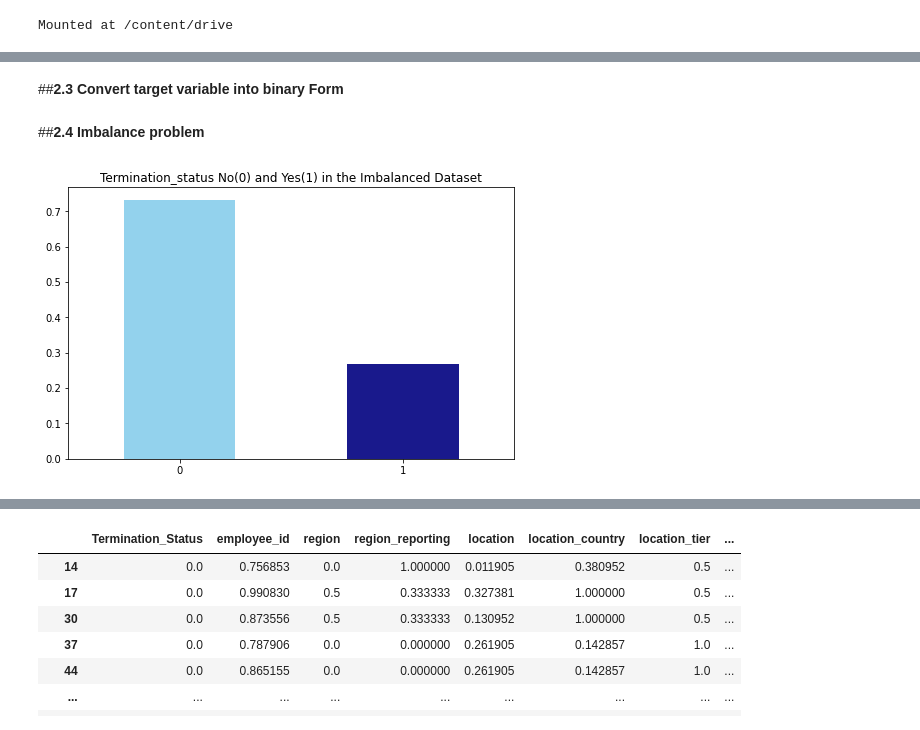
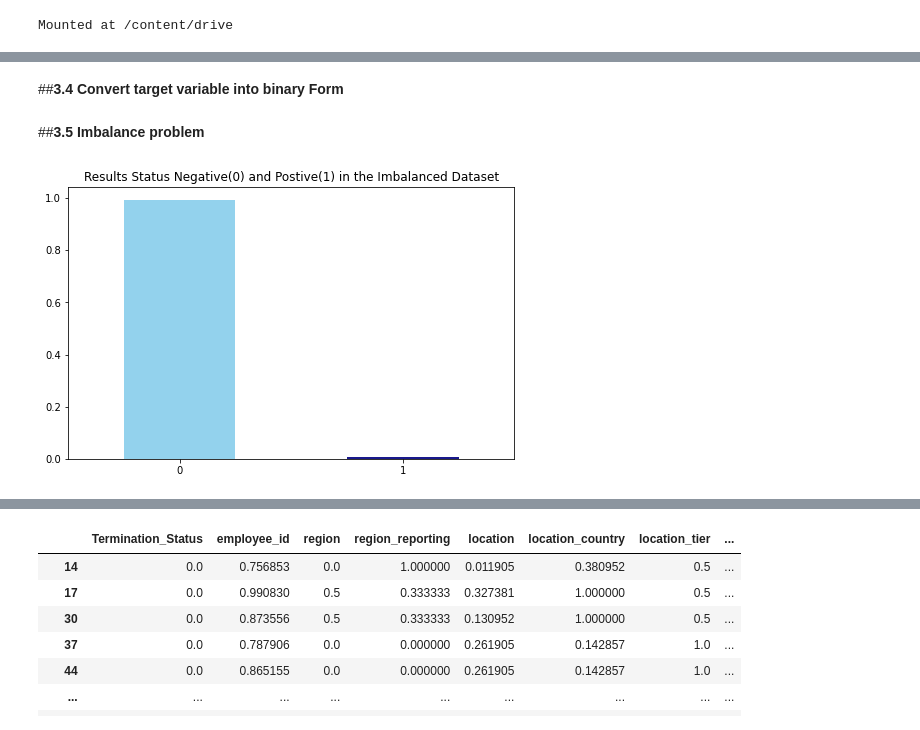
Before and after one commit to dr-mushtaq/Water-borne-diseases, a Jupyter notebook: Watern_Brone_Disease_2_21_21.ipynb, the cells around one changed output, grey strips where cells are left out. Drawn from its saved outputs; the diff is of its cells as text; code cells hidden in the pictures.

```diff
--- a/Watern_Brone_Disease_2_21_21.ipynb
+++ b/Watern_Brone_Disease_2_21_21.ipynb
@@ -70,17 +88,17 @@ Index(['Effective_Date', 'Termination_Status', 'employee_id', 'region',
       dtype='object')
 # %% [markdown]
-##**2.3 Convert target variable into binary Form**
+##**3.4 Convert target variable into binary Form**
 # %%
-Train_data['Termination_Status'].replace({'No': 0, 'Yes': 1},inplace = True)
+Train_data1['RESULT_TEXT'].replace({'Negative': 0, 'Postive': 1},inplace = True)
 # %% [markdown]
-##**2.4 Imbalance problem**
+##**3.5 Imbalance problem**
 # %%
 import matplotlib.pyplot as plt
 fig = plt.figure(figsize = (8,5))
-Train_data.Termination_Status.value_counts(normalize = True).plot(kind='bar', color= ['skyblue','navy'], alpha = 0.9, rot=0)
-plt.title('Termination_status No(0) and Yes(1) in the Imbalanced Dataset')
+Train_data1.RESULT_TEXT.value_counts(normalize = True).plot(kind='bar', color= ['skyblue','navy'], alpha = 0.9, rot=0)
+plt.title('Results Status Negative(0) and Postive(1) in the Imbalanced Dataset')
 plt.show()
 # %% [output]
-[figure, old version]
+[figure, new version]
 # %%
 from sklearn.utils import resample
```
Also changed, not shown: parts of 97 cells of this notebook.
